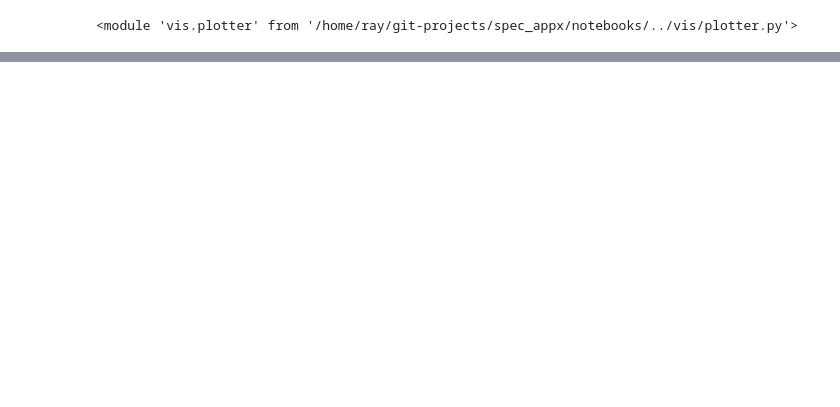
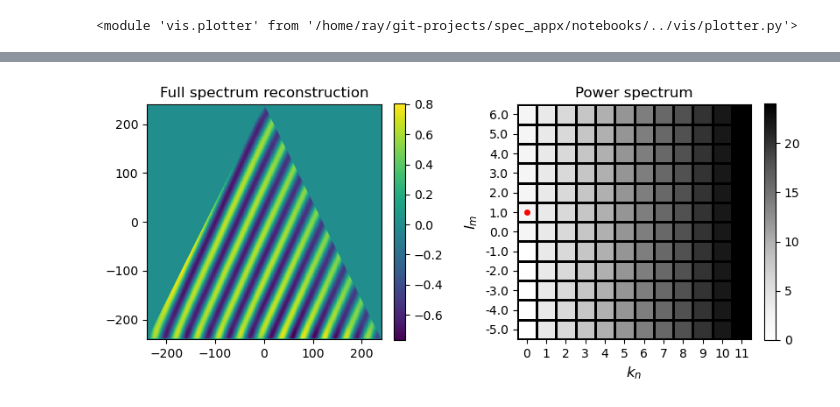
Before and after one commit to ray-chew/pyCSAM, a Jupyter notebook: notebooks/idealised.ipynb, the cells around one changed output, grey strips where cells are left out. Cells and saved outputs as stored; diff of their text form; code cells hidden in the pictures; blank space fills up the shorter version.

```diff
--- a/notebooks/idealised.ipynb
+++ b/notebooks/idealised.ipynb
@@ -45,3 +46,18 @@ cell.topo = np.cos(cell.lon_grid)
 # define triangle given the vertices
 triangle = utils.triangle(lon_v, lat_v)
 cell.get_masked(triangle)
+# %%
+grid = var.grid()
+cell = var.topo_cell()
+
+vid = utils.isoceles(grid, cell)
+
+lat_v = grid.clat_vertices[vid,:]
+lon_v = grid.clon_vertices[vid,:]
+
+cell.gen_mgrids()
+cell.topo = np.sin( -5.0 * cell.lat_grid + 11.0 * cell.lon_grid)
+
+# define triangle given the vertices
+triangle = utils.triangle(lon_v, lat_v)
+cell.get_masked(triangle)
@@ -57,0 +150,44 @@ dat_2D = reconstruction.recon_2D(data_recons, cell)
+# %%
+
+
+coarse_lmbdas = np.zeros((nhi,nhj,len(cl_range)))
+# coarse_lmbdas = np.zeros((nhi*nhj,len(cl_range)))
+# fine_lmbdas = np.zeros_like((nhi,nhj,len(fl_range)))
+
+coarse_lmbdas_errs = np.zeros_like(coarse_lmbdas)
+fine_lmbdas_errs = np.zeros_like(fine_lmbdas)
+
+cnt = 0
+for li,ln in enumerate(ll):
+    cnt += 1
+    for ki,kn in enumerate(kk):
+        # print(kn,ln)
+        if ((kn == 0) and (ln < 0)):
+            coarse_lmbdas[li,ki,...] = 0.0
+            # coarse_lmbdas[cnt,...] = 0.0
+
+        coarse_lmbdas[li,ki,...] = cnt #10.0#np.abs(kn)+np.abs(ln)
+        # coarse_lmbdas[cnt,...] = kn+ln
+
+
+
+# coarse_lmbdas = coarse_lmbdas.reshape(nhi,nhj,len(cl_range))
+coarse_lmbdas = np.transpose(coarse_lmbdas,axes=(1,0,2))
+projected = np.zeros((nhi,nhj))
+
+for li,ln in enumerate(ll):
+    for ki,kn in enumerate(kk):
+        if ((kn == 0) and (ln < 0)):
+            continue
+
+        projected[li,ki] = coarse_lmbdas[li,ki,0]
+
+projected = projected.reshape(nhi,nhj)
+
+fs = (10,5)
+fig, axs = plt.subplots(1,2, figsize=fs)
+fig_obj = plotter.fig_obj(fig, nhi, nhj)
+axs[0] = fig_obj.phys_panel(axs[0], dat_2D)
+axs[1] = fig_obj.freq_panel(axs[1], projected)
+# %% [output]
+[figure, added]
```
Also changed, not shown: parts of 8 cells of this notebook.
